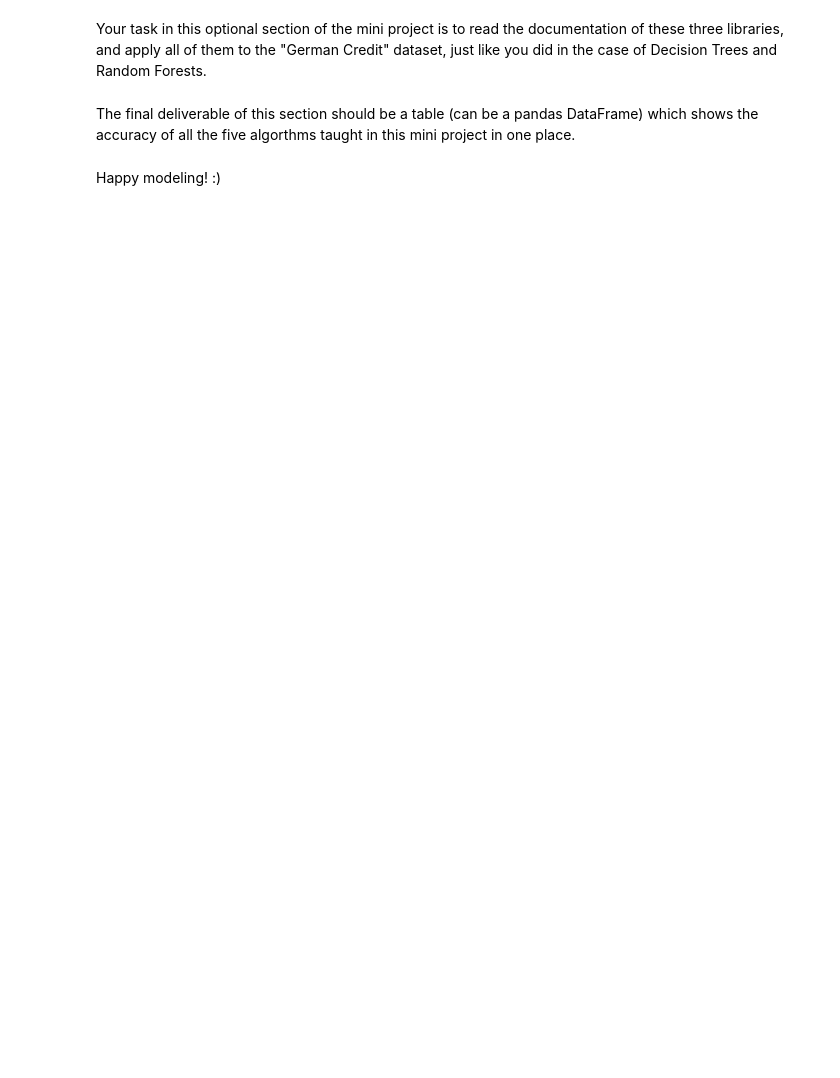
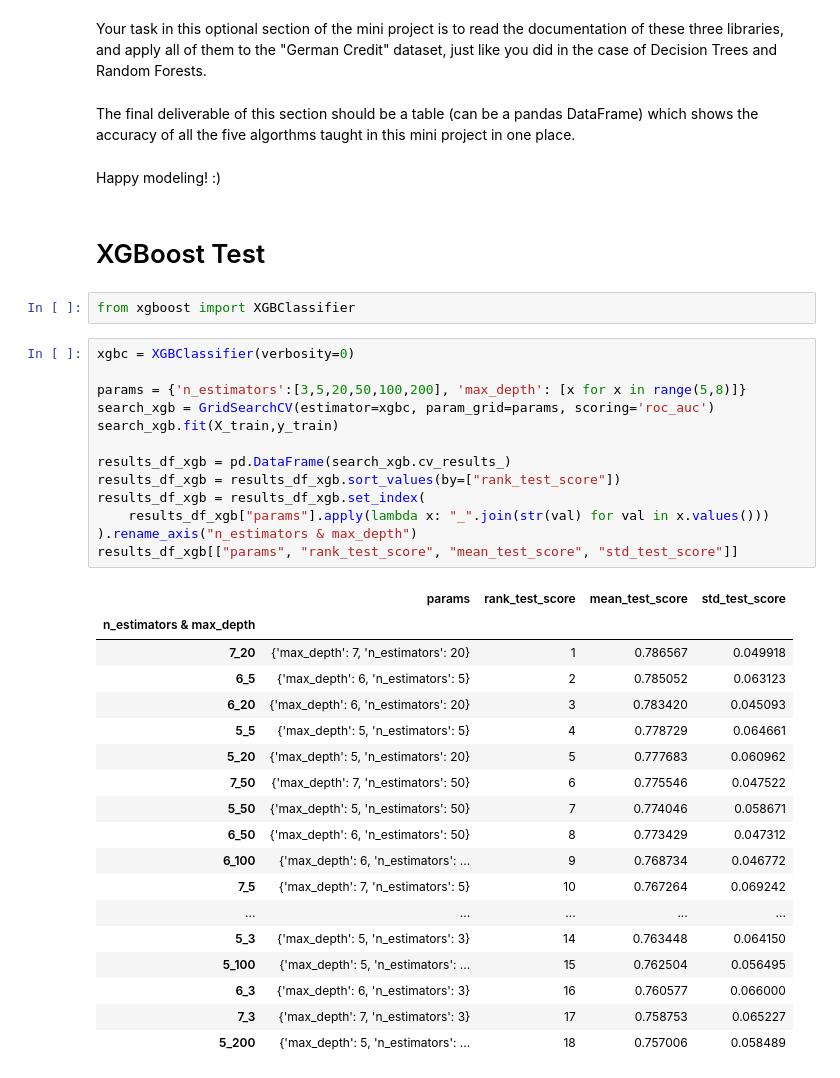
Before and after one commit to rhanderh/mec-mini-projects, a Jupyter notebook: mec-13.5.1-tree-based-algorithms-mini-project/Mini_Project_Tree-Based_Algorithms.ipynb, the cells around one changed output. Drawn from its saved outputs; the diff is of its cells as text; blank space fills up the shorter version.

Commit message:
update tree mini-project with XGBoost experiment

```diff
--- a/mec-13.5.1-tree-based-algorithms-mini-project/Mini_Project_Tree-Based_Algorithms.ipynb
+++ b/mec-13.5.1-tree-based-algorithms-mini-project/Mini_Project_Tree-Based_Algorithms.ipynb
@@ -519,3 +497,39 @@ Your task in this optional section of the mini project is to read the documentat
 The final deliverable of this section should be a table (can be a pandas DataFrame) which shows the accuracy of all the five algorthms taught in this mini project in one place.
 # %% [markdown]
 Happy modeling! :)
+# %% [markdown]
+# XGBoost Test
+# %%
+from xgboost import XGBClassifier
+# %%
+xgbc = XGBClassifier(verbosity=0)
+
+params = {'n_estimators':[3,5,20,50,100,200], 'max_depth': [x for x in range(5,8)]}
+search_xgb = GridSearchCV(estimator=xgbc, param_grid=params, scoring='roc_auc')
+search_xgb.fit(X_train,y_train)
+
+results_df_xgb = pd.DataFrame(search_xgb.cv_results_)
+results_df_xgb = results_df_xgb.sort_values(by=["rank_test_score"])
+results_df_xgb = results_df_xgb.set_index(
+    results_df_xgb["params"].apply(lambda x: "_".join(str(val) for val in x.values()))
+).rename_axis("n_estimators & max_depth")
+results_df_xgb[["params", "rank_test_score", "mean_test_score", "std_test_score"]]
+# %% [output]
+|  | params | rank_test_score | mean_test_score | std_test_score |
+| n_estimators & max_depth |  |  |  |  |
+| 7_20 | {'max_depth': 7, 'n_estimators': 20} | 1 | 0.786567 | 0.049918 |
+| 6_5 | {'max_depth': 6, 'n_estimators': 5} | 2 | 0.785052 | 0.063123 |
+| 6_20 | {'max_depth': 6, 'n_estimators': 20} | 3 | 0.783420 | 0.045093 |
+| 5_5 | {'max_depth': 5, 'n_estimators': 5} | 4 | 0.778729 | 0.064661 |
+| 5_20 | {'max_depth': 5, 'n_estimators': 20} | 5 | 0.777683 | 0.060962 |
+| 7_50 | {'max_depth': 7, 'n_estimators': 50} | 6 | 0.775546 | 0.047522 |
+| 5_50 | {'max_depth': 5, 'n_estimators': 50} | 7 | 0.774046 | 0.058671 |
+| 6_50 | {'max_depth': 6, 'n_estimators': 50} | 8 | 0.773429 | 0.047312 |
+| 6_100 | {'max_depth': 6, 'n_estimators': ... | 9 | 0.768734 | 0.046772 |
+| 7_5 | {'max_depth': 7, 'n_estimators': 5} | 10 | 0.767264 | 0.069242 |
+| ... | ... | ... | ... | ... |
+| 5_3 | {'max_depth': 5, 'n_estimators': 3} | 14 | 0.763448 | 0.064150 |
+| 5_100 | {'max_depth': 5, 'n_estimators': ... | 15 | 0.762504 | 0.056495 |
+| 6_3 | {'max_depth': 6, 'n_estimators': 3} | 16 | 0.760577 | 0.066000 |
+| 7_3 | {'max_depth': 7, 'n_estimators': 3} | 17 | 0.758753 | 0.065227 |
+| 5_200 | {'max_depth': 5, 'n_estimators': ... | 18 | 0.757006 | 0.058489 |
```
Also changed, not shown: parts of 10 cells of this notebook.
